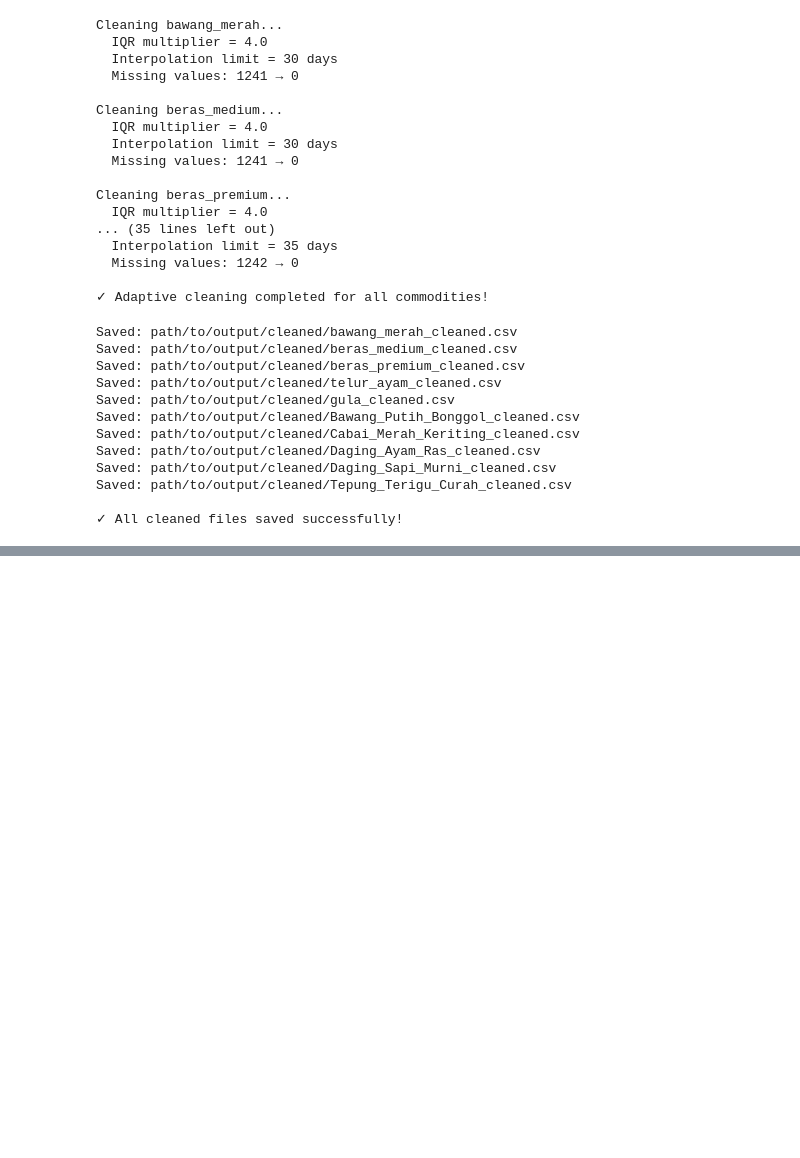
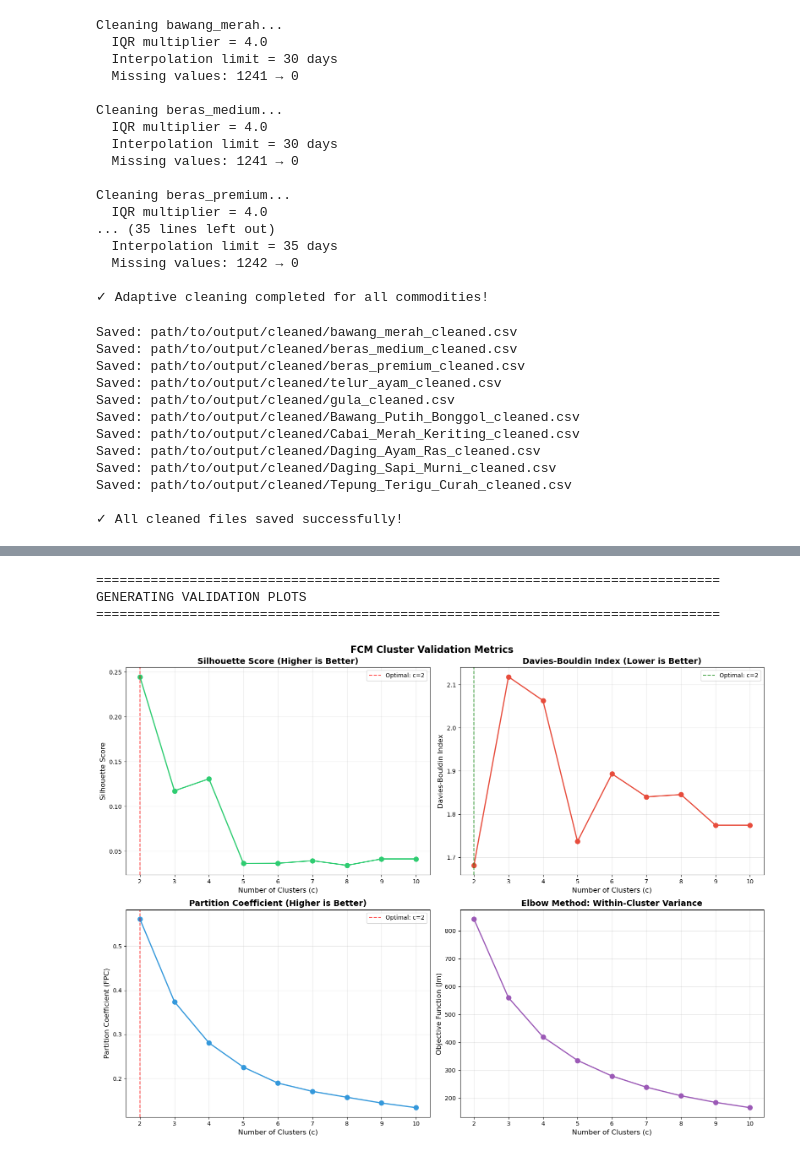
Before and after one commit to yusuf601/Final-AI-Submission, a Jupyter notebook: Final_Project.ipynb, the cells around one changed output, grey strips where cells are left out. Drawn from its saved outputs; the diff is of its cells as text; code cells hidden in the pictures; blank space fills up the shorter version.

```diff
--- a/Final_Project.ipynb
+++ b/Final_Project.ipynb
@@ -1198,0 +2082,16 @@ Fuzzy C-Means tidak bisa langsung membaca data,algoritma ini membutuhkan feature
+# %%
+# =============================================================================
+# LOAD DATA
+# =============================================================================
+print("\n" + "="*80)
+print("LOADING STANDARDIZED FEATURES")
+print("="*80)
+
+df = pd.read_csv(INPUT_FILE, index_col=0)
+X = df.values.T  # FCM needs shape (features, samples) = (50, 34)
+
+print(f"✅ Loaded: {INPUT_FILE}")
+print(f"   Data shape: {df.shape} (provinces × features)")
+print(f"   FCM input shape: {X.shape} (features × provinces)")
+print(f"   Provinces: {len(df)}")
+print(f"   Features: {len(df.columns)}")
@@ -1198,0 +2269,63 @@ Fuzzy C-Means tidak bisa langsung membaca data,algoritma ini membutuhkan feature
+# %%
+# =============================================================================
+# VISUALIZATION: 4 PLOTS
+# =============================================================================
+print("\n" + "="*80)
+print("GENERATING VALIDATION PLOTS")
+print("="*80)
+
+fig, axes = plt.subplots(2, 2, figsize=(16, 12))
+fig.suptitle('FCM Cluster Validation Metrics', fontsize=16, fontweight='bold')
+
+# Plot 1: Silhouette Score
+ax1 = axes[0, 0]
+ax1.plot(df_results['n_clusters'], df_results['silhouette_score'],
+         marker='o', linewidth=2, markersize=8, color='#2ecc71')
+ax1.axvline(best_silhouette_c, color='red', linestyle='--', alpha=0.7,
+            label=f'Optimal: c={best_silhouette_c:.0f}')
+ax1.set_xlabel('Number of Clusters (c)', fontsize=12)
+ax1.set_ylabel('Silhouette Score', fontsize=12)
+ax1.set_title('Silhouette Score (Higher is Better)', fontsize=14, fontweight='bold')
+ax1.grid(alpha=0.3)
+ax1.legend()
+
+# Plot 2: Davies-Bouldin Index
+ax2 = axes[0, 1]
+ax2.plot(df_results['n_clusters'], df_results['davies_bouldin_index'],
+         marker='o', linewidth=2, markersize=8, color='#e74c3c')
+ax2.axvline(best_db_c, color='green', linestyle='--', alpha=0.7,
+            label=f'Optimal: c={best_db_c:.0f}')
+ax2.set_xlabel('Number of Clusters (c)', fontsize=12)
+ax2.set_ylabel('Davies-Bouldin Index', fontsize=12)
+ax2.set_title('Davies-Bouldin Index (Lower is Better)', fontsize=14, fontweight='bold')
+ax2.grid(alpha=0.3)
+ax2.legend()
+
+# Plot 3: Partition Coefficient
+ax3 = axes[1, 0]
+ax3.plot(df_results['n_clusters'], df_results['partition_coefficient'],
+         marker='o', linewidth=2, markersize=8, color='#3498db')
+ax3.axvline(best_fpc_c, color='red', linestyle='--', alpha=0.7,
+            label=f'Optimal: c={best_fpc_c:.0f}')
+ax3.set_xlabel('Number of Clusters (c)', fontsize=12)
+ax3.set_ylabel('Partition Coefficient (FPC)', fontsize=12)
+ax3.set_title('Partition Coefficient (Higher is Better)', fontsize=14, fontweight='bold')
+ax3.grid(alpha=0.3)
+ax3.legend()
+
+# Plot 4: Elbow Method (Objective Function)
+ax4 = axes[1, 1]
+ax4.plot(df_results['n_clusters'], df_results['objective_function'],
+         marker='o', linewidth=2, markersize=8, color='#9b59b6')
+ax4.set_xlabel('Number of Clusters (c)', fontsize=12)
+ax4.set_ylabel('Objective Function (Jm)', fontsize=12)
+ax4.set_title('Elbow Method: Within-Cluster Variance', fontsize=14, fontweight='bold')
+ax4.grid(alpha=0.3)
+
+plt.tight_layout()
+plt.show()
+# %% [output]
+================================================================================
+GENERATING VALIDATION PLOTS
+================================================================================
+[figure, added]
```
Also changed, not shown: parts of 77 cells of this notebook.
